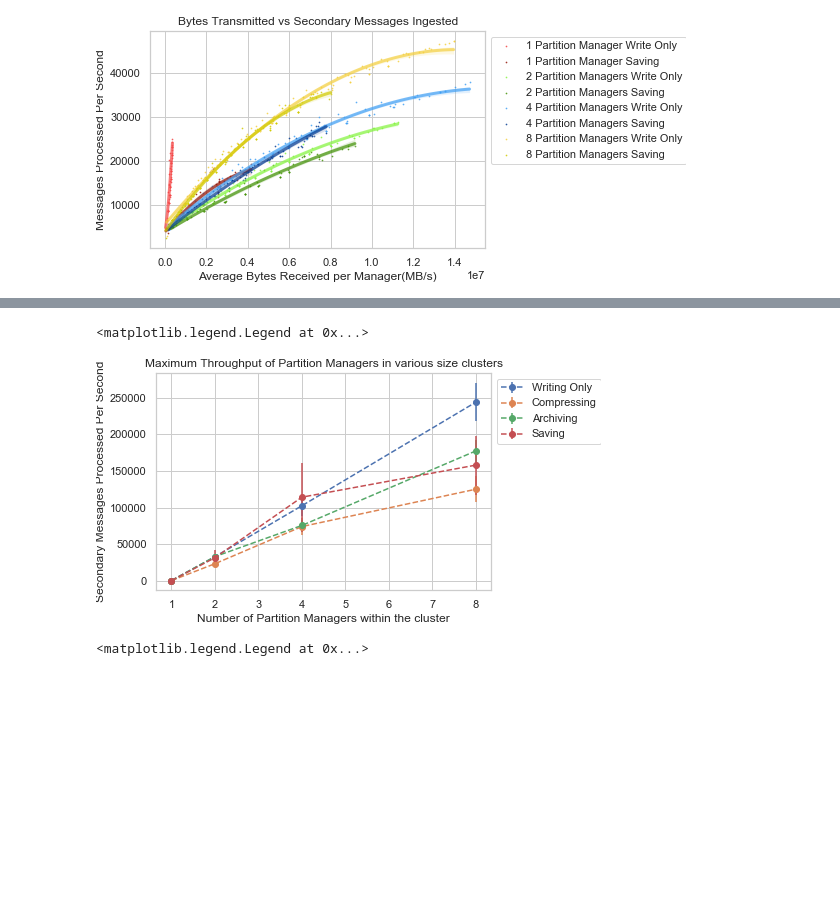
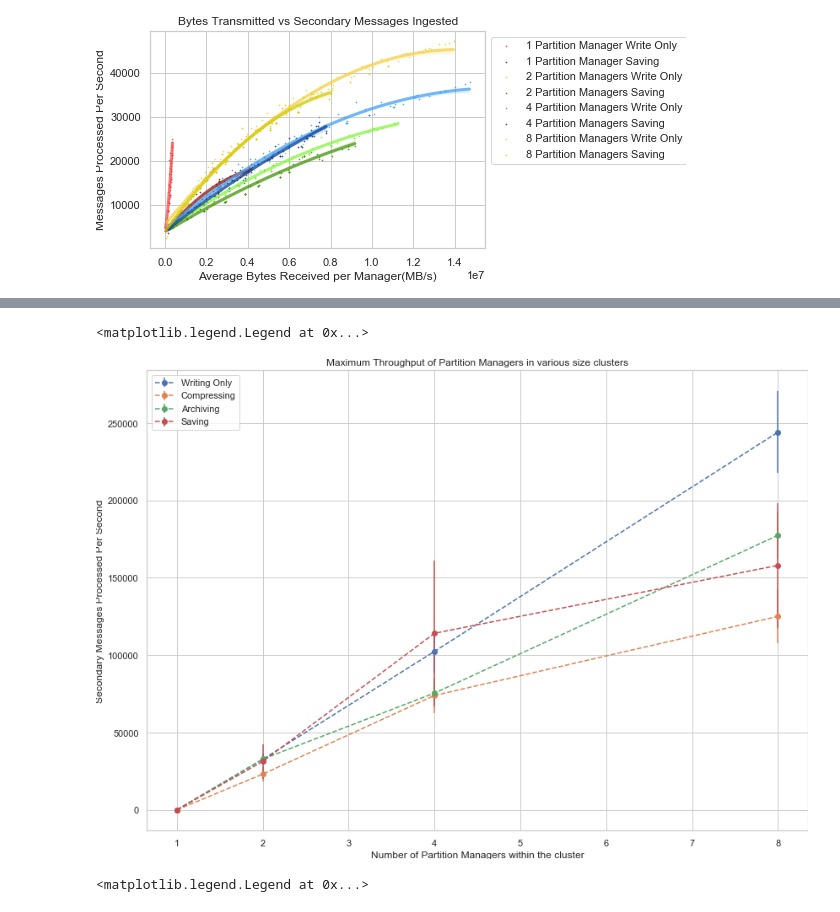
Before and after one commit to miratepuffin/Raphtory-Deployment, a Jupyter notebook: JupyterPlotting/Prometheus.ipynb, the cells around one changed output, grey strips where cells are left out. Cells and saved outputs as stored; diff of their text form; code cells hidden in the pictures; blank space fills up the shorter version.

```diff
--- a/JupyterPlotting/Prometheus.ipynb
+++ b/JupyterPlotting/Prometheus.ipynb
@@ -647,17 +624,23 @@ plt.legend(loc="upper left", bbox_to_anchor=(1,1))
 # %%
+a4_dims = (11.7, 8.27)
+fig, ax = plt.subplots(figsize=a4_dims)
+
 plt.tight_layout()
 plt.title('Maximum Throughput of Partition Managers in various size clusters')
 plt.xlabel('Number of Partition Managers within the cluster')
 plt.ylabel('Secondary Messages Processed Per Second')
 
+
 plotMax(writeSet,[1,2,4,8],secondaryMessages,"Writing Only")
 plotMax(compressSet,[1,2,4,8],secondaryMessages,"Compressing")
 plotMax(archiveSet,[1,2,4,8],secondaryMessages,"Archiving")
 plotMax(saveSet,[1,2,4,8],secondaryMessages,"Saving")
-plt.legend(loc="upper left", bbox_to_anchor=(1,1))
+
+
+plt.legend(loc="upper left")
 # %% [output]
 <matplotlib.legend.Legend at 0x...>
-[figure, old version]
+[figure, new version]
 # %%
 plt.tight_layout()
 plt.title('Secondary Messages Processed Per Main Message')
```
Also changed, not shown: parts of 5 cells of this notebook.
